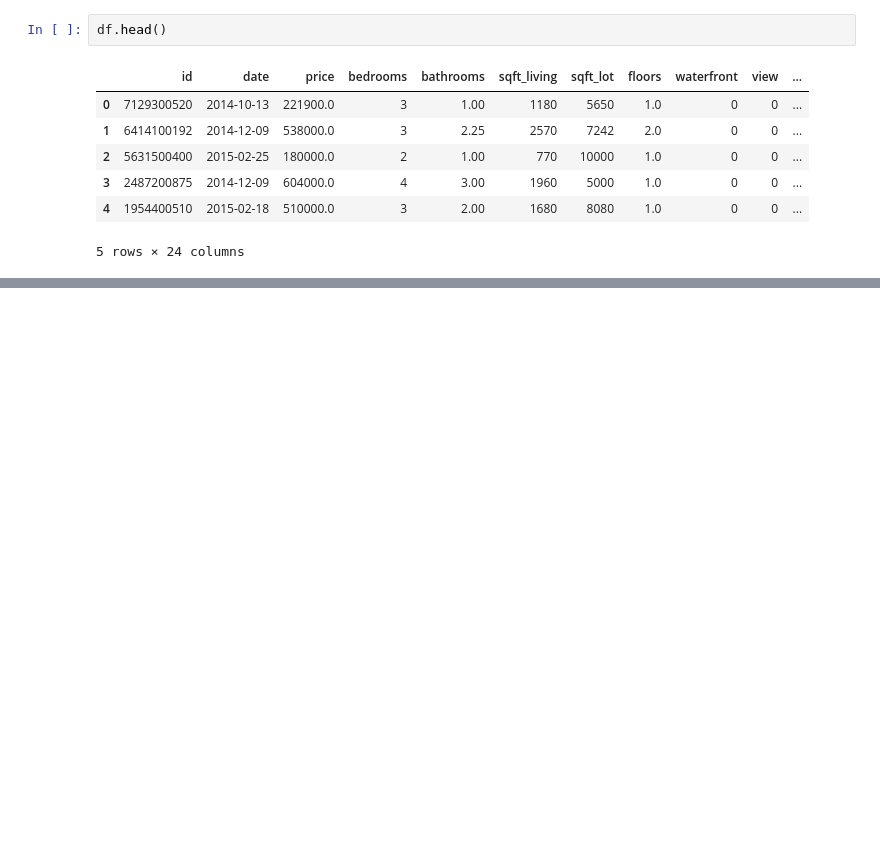
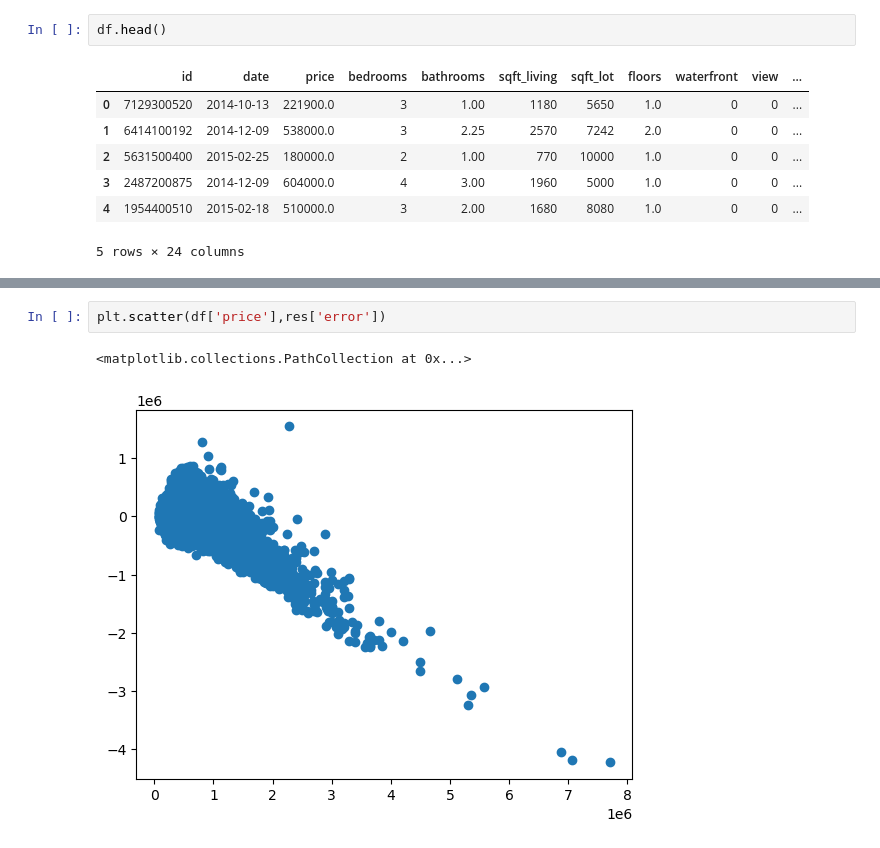
Before and after one commit to vicky887766/schulich-6666, a Jupyter notebook: Assignment 3.ipynb, the cells around one changed output, grey strips where cells are left out. Cells and saved outputs as stored; diff of their text form; blank space fills up the shorter version.

```diff
--- a/Assignment 3.ipynb
+++ b/Assignment 3.ipynb
@@ -434,0 +549,5 @@ df.head()
+# %%
+plt.scatter(df['price'],res['error'])
+# %% [output]
+<matplotlib.collections.PathCollection at 0x...>
+[figure, added]
```
Also changed, not shown: parts of 48 cells of this notebook.
